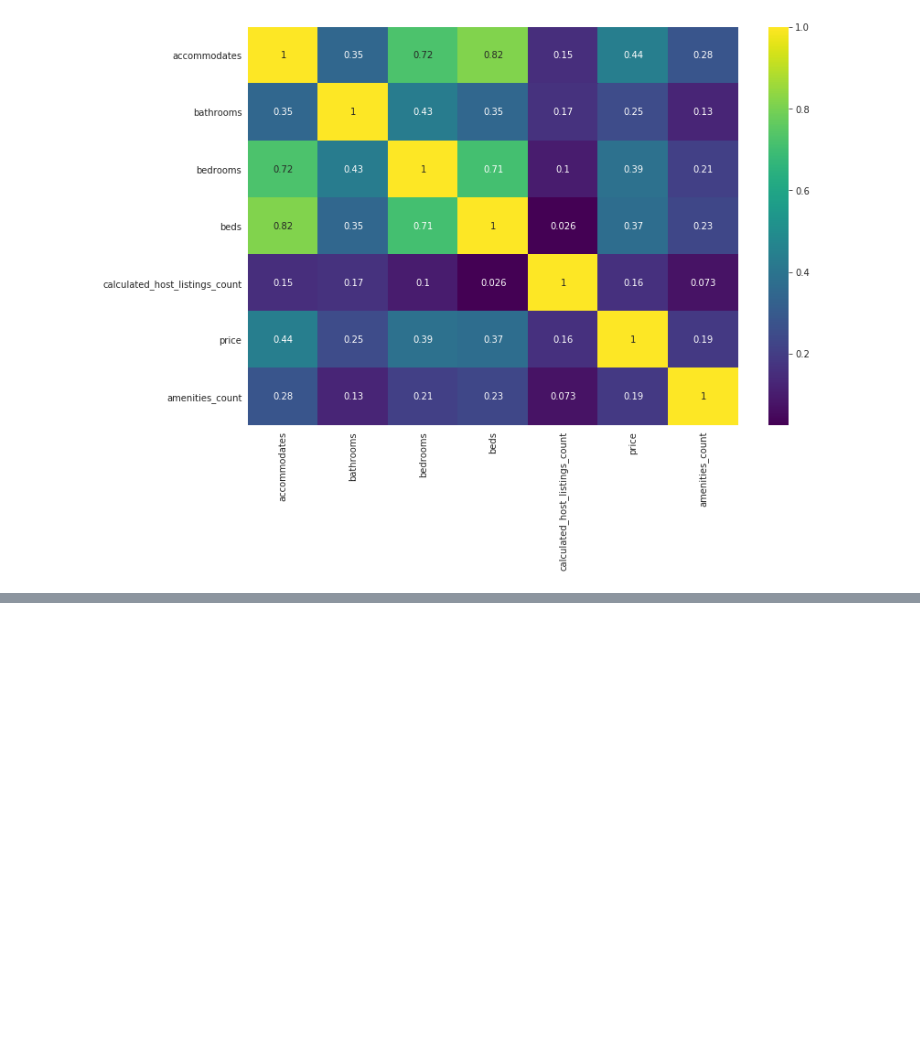
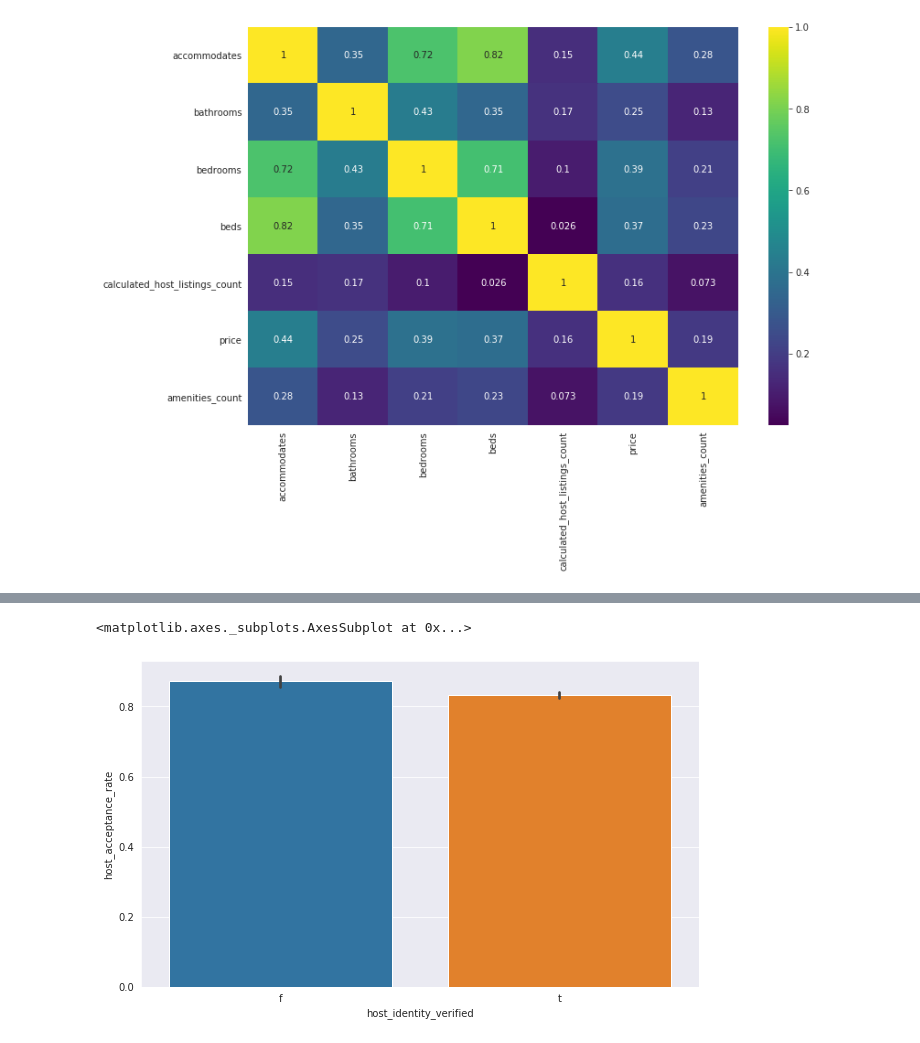
Before and after one commit to nabanitarimpi/airbnb-data-analysis, a Jupyter notebook: airbnb_data_analysis_2.ipynb, the cells around one changed output, grey strips where cells are left out. Saved outputs shown, nothing was run; the diff lists cells and outputs as text; code cells hidden in the pictures; blank space fills up the shorter version.

```diff
--- a/airbnb_data_analysis_2.ipynb
+++ b/airbnb_data_analysis_2.ipynb
@@ -891,0 +1134,6 @@ The above heatmap shows correlations between different numerical features and pr
+# %%
+plt.figure(figsize=(10,6))
+sns.barplot(x='host_identity_verified', y='host_acceptance_rate', data=boston_host_df)
+# %% [output]
+<matplotlib.axes._subplots.AxesSubplot at 0x...>
+[figure, added]
```
Also changed, not shown: parts of 38 cells of this notebook.
